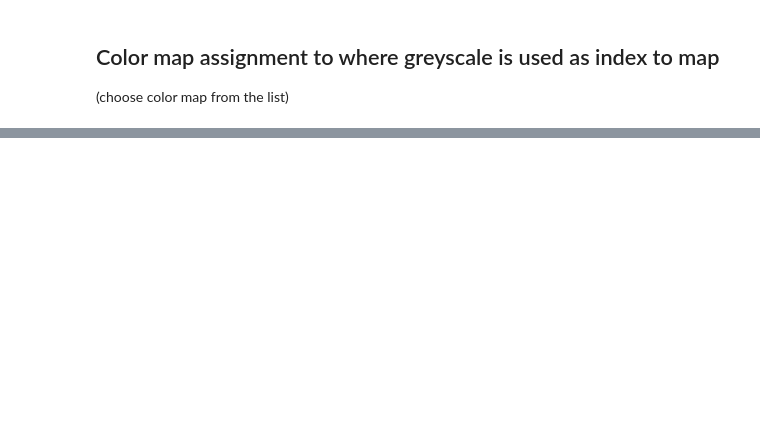
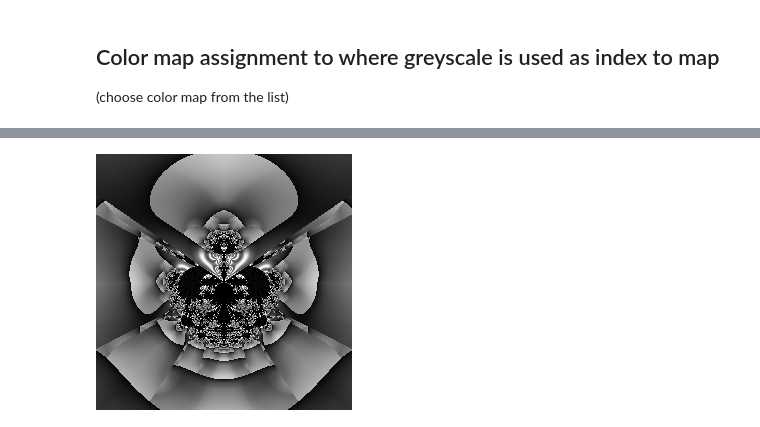
Before and after one commit to dlanier/scalygraphic, a Jupyter notebook: doc_code/impute_color_examples.ipynb, the cells around one changed output, grey strips where cells are left out. Cells and saved outputs as stored; diff of their text form; code cells hidden in the pictures; blank space fills up the shorter version.

```diff
--- a/doc_code/impute_color_examples.ipynb
+++ b/doc_code/impute_color_examples.ipynb
@@ -194,3 +278,11 @@ display(do_im)
+# %%
+do_im = map_etg_composite(Z0_1, Z_1, ET_1, c_map_name='gray')
+A = np.array(do_im)
+print('A.shape, A[0,0], type(A[0,0])\n',A.shape, A[0,0], type(A[0,0]))
+
+display(do_im)
+# %% [output]
+[figure, added]
 # %%
 do_im = map_etg_composite(Z0_1, Z_1, ET_1, c_map_name='nipy_spectral')
 display(do_im)
```
Also changed, not shown: parts of 22 cells of this notebook, 1 other file.
